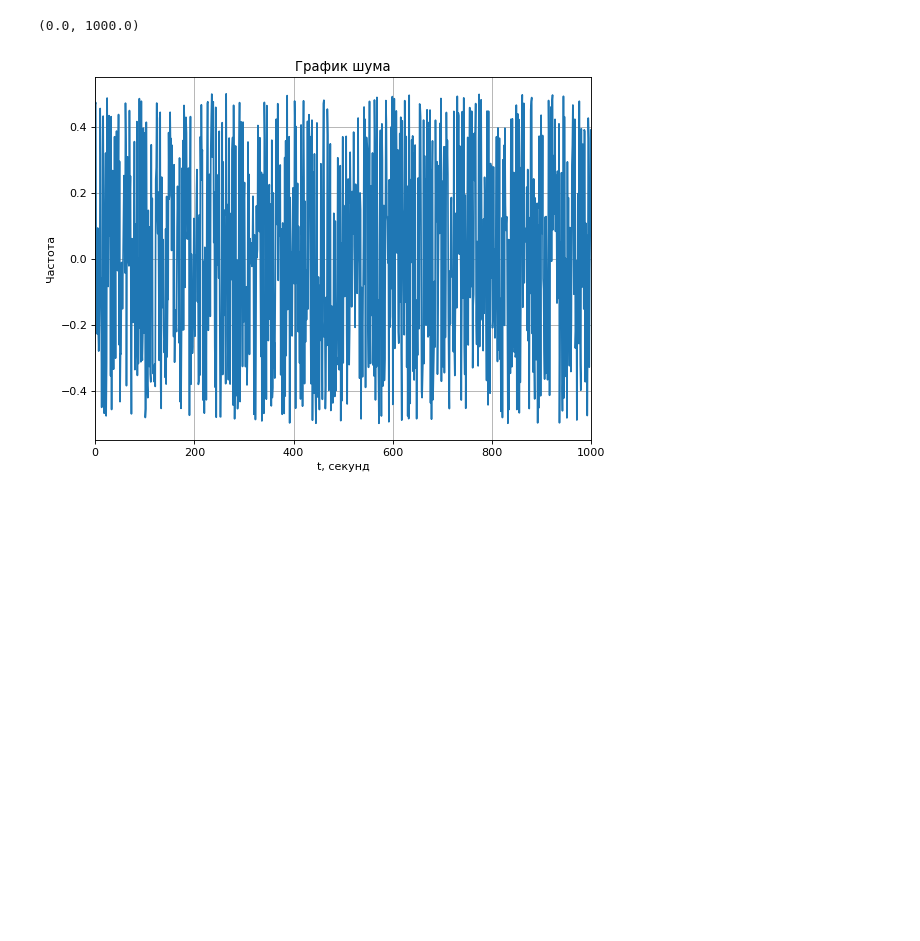
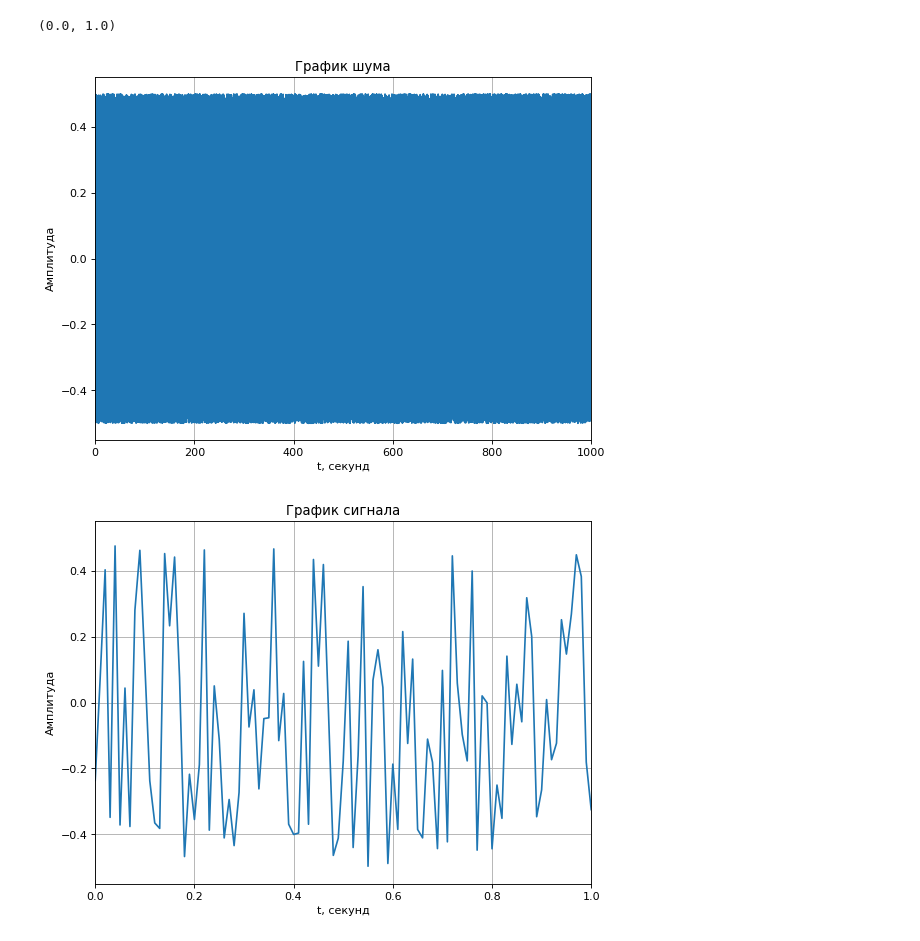
Before and after one commit to Kirill1210/Course-work, a Jupyter notebook: Kyrsovai.ipynb, the cells around one changed output. Cells and saved outputs as stored; diff of their text form; code cells hidden in the pictures; blank space fills up the shorter version.

```diff
--- a/Kyrsovai.ipynb
+++ b/Kyrsovai.ipynb
@@ -13,10 +13,10 @@ import seaborn as sns
 from matplotlib.pyplot import figure
 from math import sqrt
 # %%
-t = np.linspace(0, 1000, 1000, endpoint=False)
+t = np.linspace(0, 1000, 100000, endpoint=False)
 A = 1
 sinusoid = A*(np.sin(t))*(np.sin(sqrt(2)*t))
-noise = np.random.rand(1000)-0.5
+noise = np.random.rand(100000)-0.5
 signal=sinusoid+0*noise
 signal1=sinusoid+1*noise
 # %%
@@ -33,14 +62,23 @@ plt.xlim(0, 1000)
 # %%
 figure(figsize=(8, 6), dpi=80)
 plt.plot(t,noise)
 plt.title('График шума')
-plt.ylabel('Частота')
+plt.ylabel('Амплитуда')
 plt.xlabel('t, cекунд')
 plt.grid()
 plt.xlim(0, 1000)
+
+figure(figsize=(8, 6), dpi=80)
+plt.plot(t,noise)
+plt.title('График сигнала')
+plt.ylabel('Амплитуда')
+plt.xlabel('t, cекунд')
+plt.grid()
+plt.xlim(0, 1)
 # %% [output]
-(0.0, 1000.0)
+(0.0, 1.0)
-[figure, old version]
+[figure, new version]
+[figure, added]
 # %%
 figure(figsize=(8, 6), dpi=80)
 plt.plot(t,signal)
```
Also changed, not shown: parts of 8 cells of this notebook.
